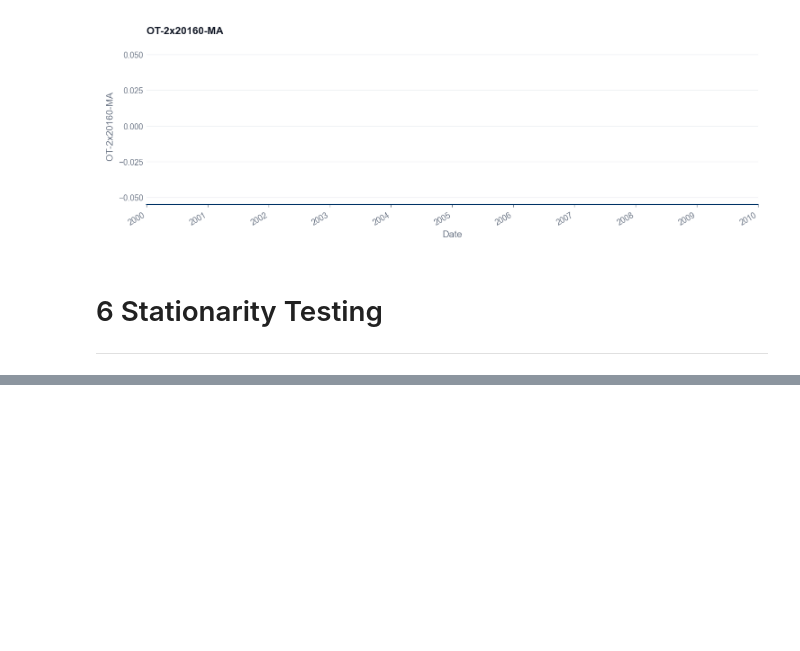
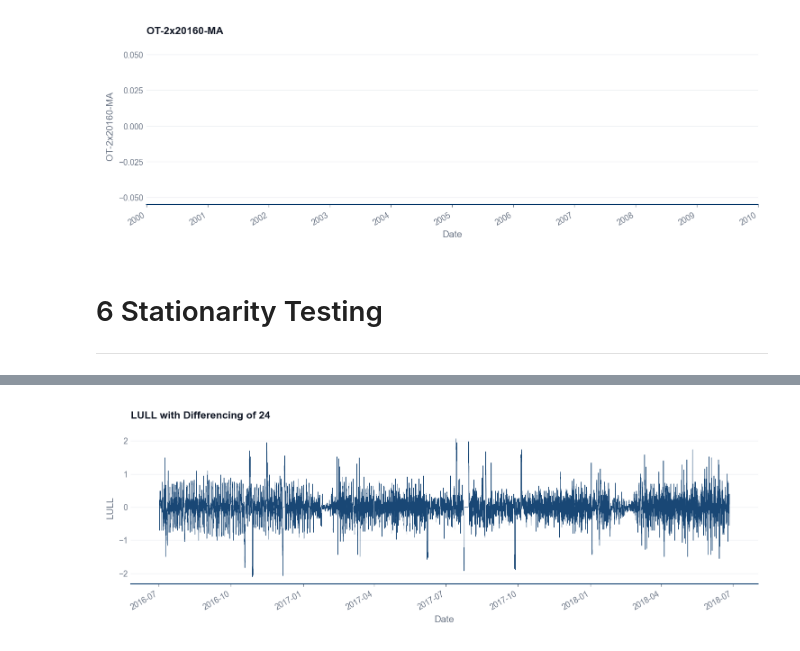
Before and after one commit to stuart-n-wilson/dissertation, a Jupyter notebook: notebooks/00_eda.ipynb, the cells around one changed output, grey strips where cells are left out. Cells and saved outputs as stored; diff of their text form; code cells hidden in the pictures; blank space fills up the shorter version.

```diff
--- a/notebooks/00_eda.ipynb
+++ b/notebooks/00_eda.ipynb
@@ -359,0 +333,5 @@ df
+# %%
+plot_feature_ts(diffed, "LULL", title="LULL with Differencing of 24")
+plt.show()
+# %% [output]
+[figure, added]
```
Also changed, not shown: parts of 13 cells of this notebook, 6 other files.
